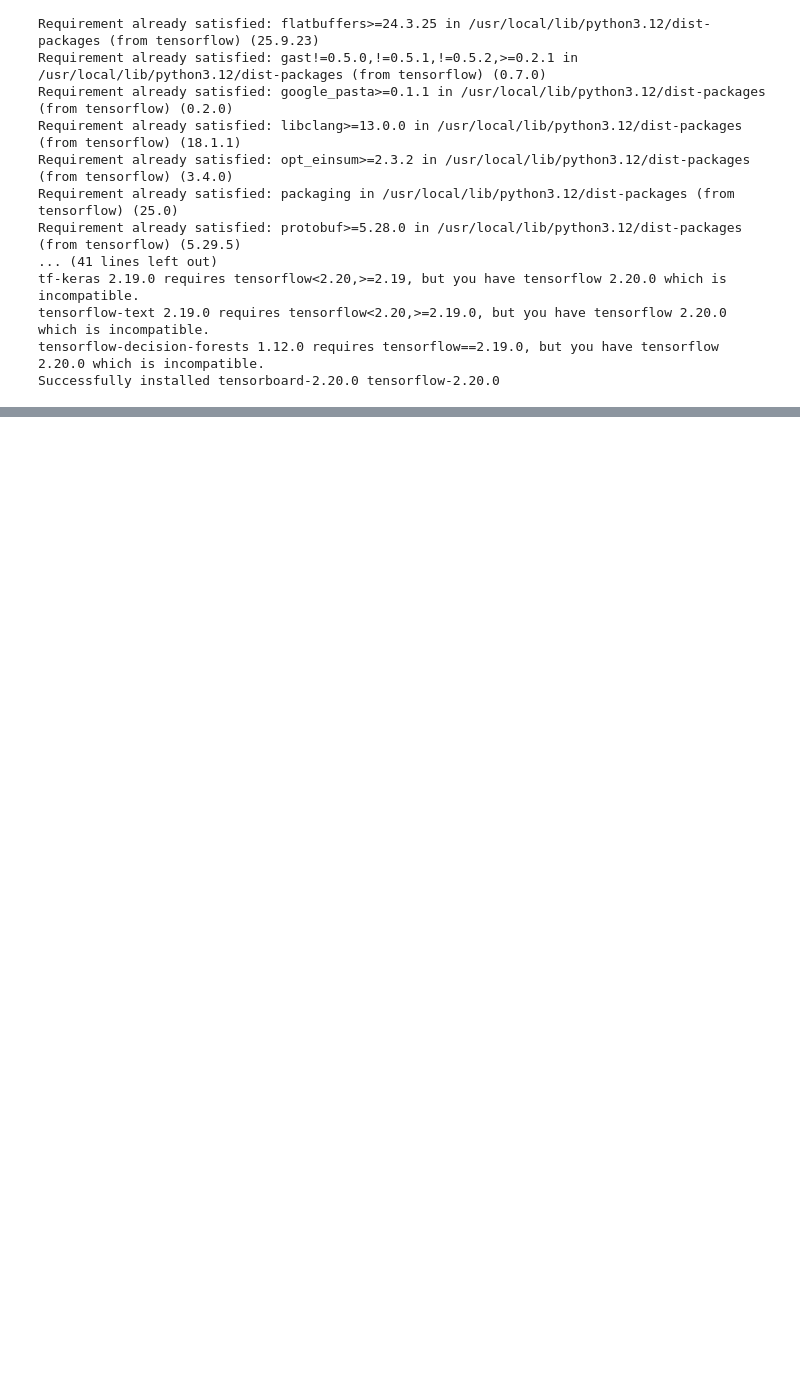
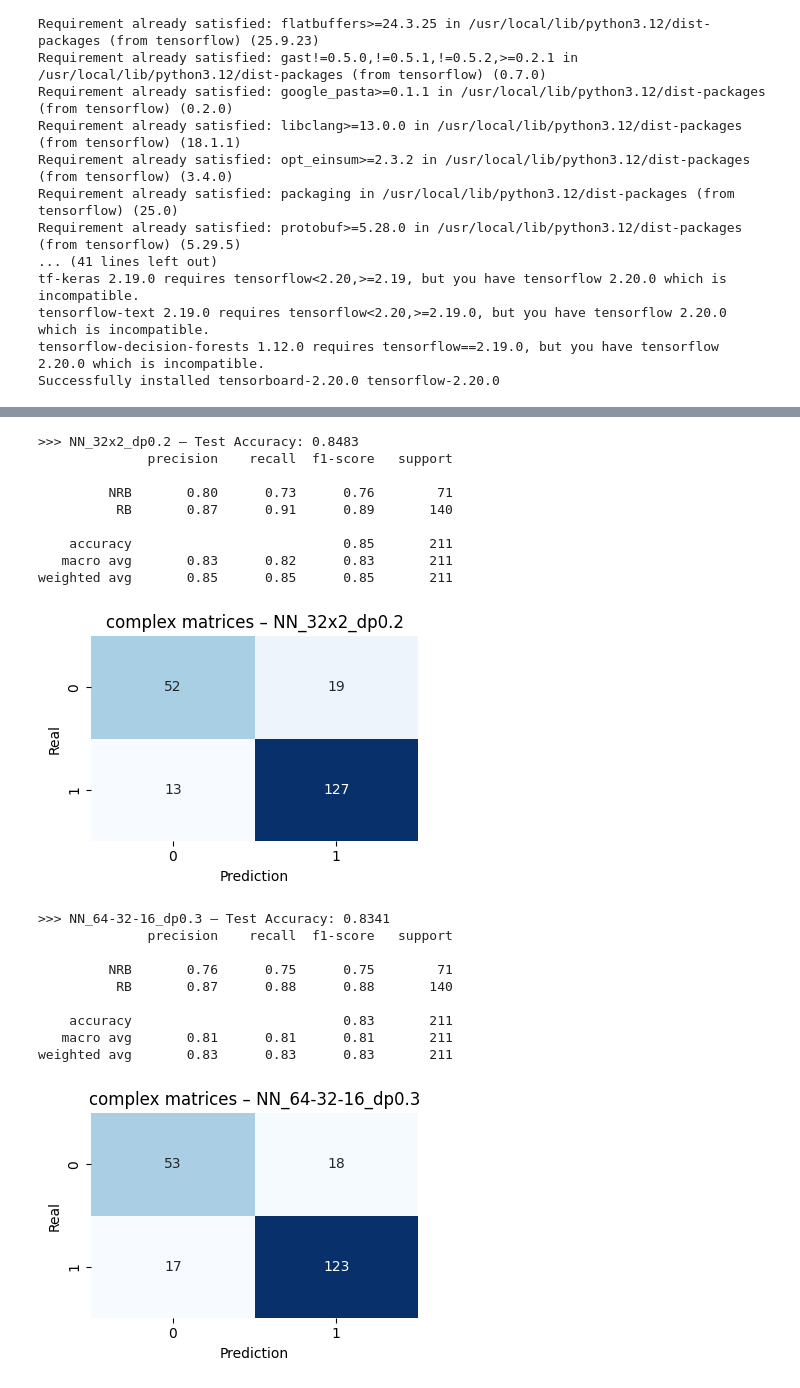
Before and after one commit to fehimecapar/Data-Science-For-Decision-Support, a Jupyter notebook: classification_nn.ipynb, the cells around one changed output, grey strips where cells are left out. Cells and saved outputs as stored; diff of their text form; code cells hidden in the pictures; blank space fills up the shorter version.

```diff
--- a/classification_nn.ipynb
+++ b/classification_nn.ipynb
@@ -56,0 +165,10 @@ ValueError: Name tf.RaggedTensorSpec has already been registered for class tenso
+# %%
+# 10) Adayları CV ile değerlendir ve en iyileri seç
+results = []
+for cfg in candidates:
+    mean_acc, std_acc = cross_val_score_nn(X_train_scaled, y_train, cfg)
+    results.append({'Model':cfg['name'], 'CV_mean_acc':mean_acc, 'CV_std_acc':std_acc})
+
+res_df = pd.DataFrame(results).sort_values('CV_mean_acc', ascending=False)
+print("\n=== 5-Fold CV Sonuçları (Train/Val) ===")
+print(res_df)
@@ -56,0 +184,64 @@ ValueError: Name tf.RaggedTensorSpec has already been registered for class tenso
+# %%
+# Evaluate the best 3 structures on test-set
+best3 = res_df.head(3)['Model'].tolist()
+
+def get_cfg_by_name(name):
+    return next(c for c in candidates if c['name'] == name)
+# %%
+summary_rows = []
+for mname in best3:
+    cfg = get_cfg_by_name(mname)
+    model = build_model(X_train_scaled.shape[1], cfg)
+    es = keras.callbacks.EarlyStopping(monitor='val_loss', patience=10,
+                                       restore_best_weights=True)
+    #Train with  Validation split
+    history = model.fit(
+        X_train_scaled, y_train,
+        epochs=300, batch_size=32, validation_split=0.2,
+        callbacks=[es], verbose=0
+    )
+
+    # Test performance
+    y_test_proba = model.predict(X_test_scaled, verbose=0).ravel()
+    y_test_pred  = (y_test_proba >= 0.5).astype(int)
+
+    acc = accuracy_score(y_test, y_test_pred)
+    print(f"\n>>> {mname} – Test Accuracy: {acc:.4f}")
+    print(classification_report(y_test, y_test_pred, target_names=['NRB','RB']))
+
+    # Confusion Matrix
+    cm = confusion_matrix(y_test, y_test_pred)
+    plt.figure(figsize=(4,3))
+    sns.heatmap(cm, annot=True, fmt='d', cmap='Blues', cbar=False)
+    plt.title(f'complex matrices – {mname}')
+    plt.xlabel('Prediction')
+    plt.ylabel('Real')
+    plt.tight_layout()
+    plt.show()
+
+    summary_rows.append({
+        'Model': mname,
+        'Test_Accuracy': acc,
+        'TP': cm[1,1], 'TN': cm[0,0], 'FP': cm[0,1], 'FN': cm[1,0]
+    })
+# %% [output]
+>>> NN_32x2_dp0.2 – Test Accuracy: 0.8483
+              precision    recall  f1-score   support
+
+         NRB       0.80      0.73      0.76        71
+          RB       0.87      0.91      0.89       140
+
+    accuracy                           0.85       211
+   macro avg       0.83      0.82      0.83       211
+weighted avg       0.85      0.85      0.85       211
+[figure, added]
+>>> NN_64-32-16_dp0.3 – Test Accuracy: 0.8341
+              precision    recall  f1-score   support
+
+         NRB       0.76      0.75      0.75        71
+          RB       0.87      0.88      0.88       140
+
+    accuracy                           0.83       211
+   macro avg       0.81      0.81      0.81       211
+weighted avg       0.83      0.83      0.83       211
+[figure, added]
```
Also changed, not shown: parts of 11 cells of this notebook.
